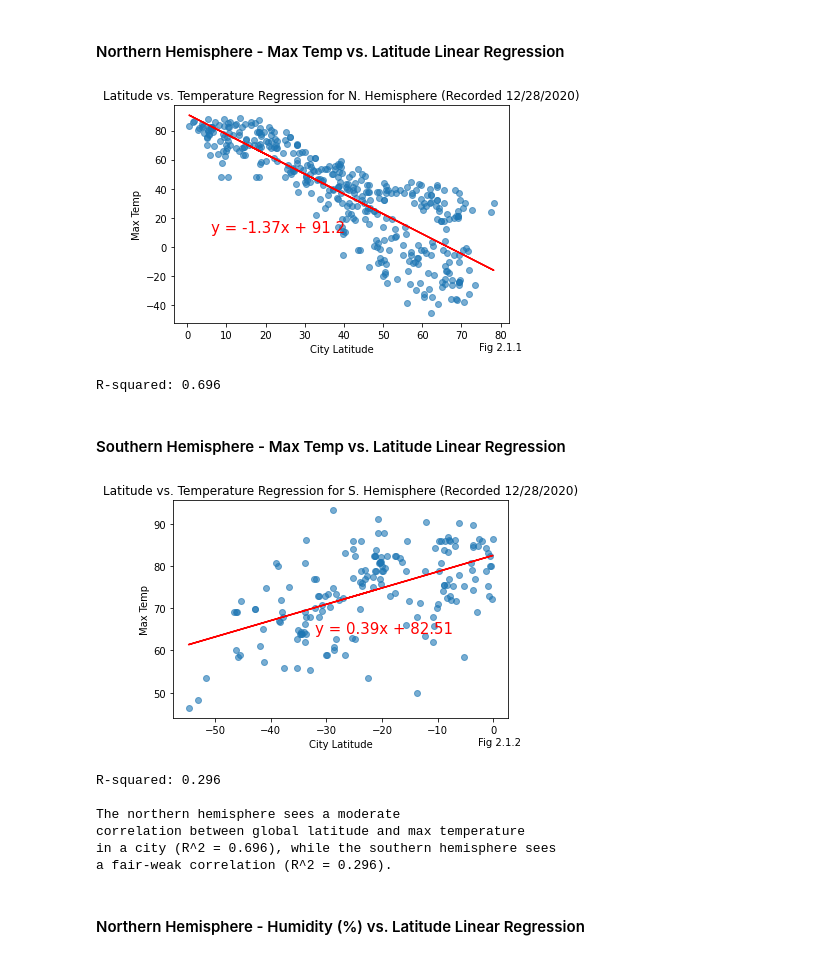
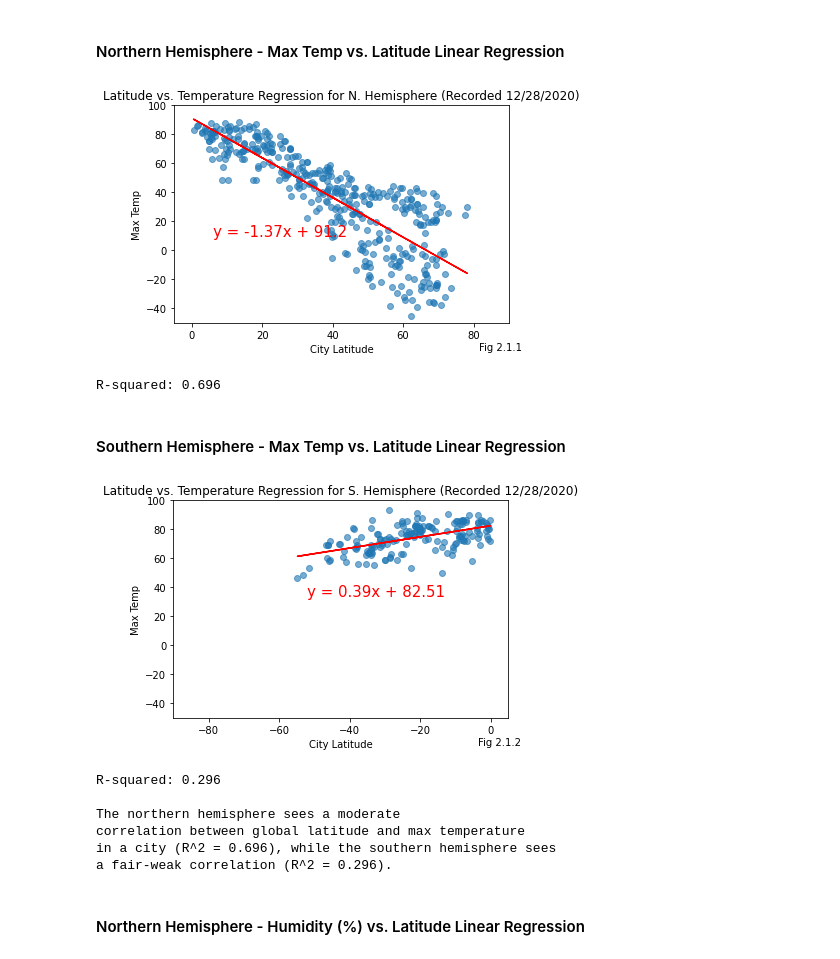
Before and after one commit to SanabuW/python-api-challenge, a Jupyter notebook: WeatherPy/WeatherPy.ipynb, the cells around one changed output. Drawn from its saved outputs; the diff is of its cells as text; code cells hidden in the pictures.

```diff
--- a/WeatherPy/WeatherPy.ipynb
+++ b/WeatherPy/WeatherPy.ipynb
@@ -339,6 +339,10 @@ y_values = clean_city_data.loc[clean_city_data["City Latitude"] >= 0, "Max Tempe
 regress_values = x_values * slope + intercept
 line_eq = "y = " + str(round(slope,2)) + "x + " + str(round(intercept,2))
 plt.scatter(x_values,y_values, alpha=0.60)
+# Fix axes to both fit entire possible range of latitudes and match in scale with chart of opposite hemisphere
+# for fair comparison
+plt.xlim(-5,90)
+plt.ylim(-50,100)
 plt.plot(x_values,regress_values,"r-")
 plt.annotate(line_eq,(6,10),fontsize=15,color="red")
 plt.xlabel("City Latitude")
@@ -350,38 +354,42 @@ plt.show()
 # Print R^2
 print(f'R-squared: {round(rvalue**2,3)}')
 # %% [output]
-[figure, old version]
+[figure, new version]
 R-squared: 0.696
 # %% [markdown]
 ####  Southern Hemisphere - Max Temp vs. Latitude Linear Regression
 # %%
 # Gather data
 x_values = clean_city_data.loc[clean_city_data["City Latitude"] < 0, "City Latitude"]
 y_values = clean_city_data.loc[clean_city_data["City Latitude"] < 0, "Max Temperature"]
 
 # Draw plot and labels
 (slope, intercept, rvalue, pvalue, stderr) = linregress(x_values, y_values)
 regress_values = x_values * slope + intercept
 line_eq = "y = " + str(round(slope, 2)) + "x + " + str(round(intercept, 2))
 plt.scatter(x_values, y_values, alpha=0.60)
+# Fix axes to both fit entire possible range of latitudes and match in scale with chart of opposite hemisphere
+# for fair comparison
+plt.xlim(-90,5)
+plt.ylim(-50,100)
 plt.plot(x_values, regress_values,"r-")
-plt.annotate(line_eq, (-32,64), fontsize=15, color="red")
+plt.annotate(line_eq, (-52,34), fontsize=15, color="red")
 plt.xlabel("City Latitude")
 plt.ylabel("Max Temp")
 plt.title("Latitude vs. Temperature Regression for S. Hemisphere (Recorded 12/28/2020)")
 plt.figtext(.83,.03,"Fig 2.1.2")
 plt.show()
 
 # Print R^2
 print(f'R-squared: {round(rvalue**2, 3)}\n')
 
 # Print analysis
 print(f'The northern hemisphere sees a moderate\n\
 correlation between global latitude and max temperature\n\
 in a city (R^2 = 0.696), while the southern hemisphere sees\n\
 a fair-weak correlation (R^2 = 0.296).')
 # %% [output]
-[figure, old version]
+[figure, new version]
 R-squared: 0.296
 
 The northern hemisphere sees a moderate
```
Also changed, not shown: parts of 7 cells of this notebook, 20 other files.
